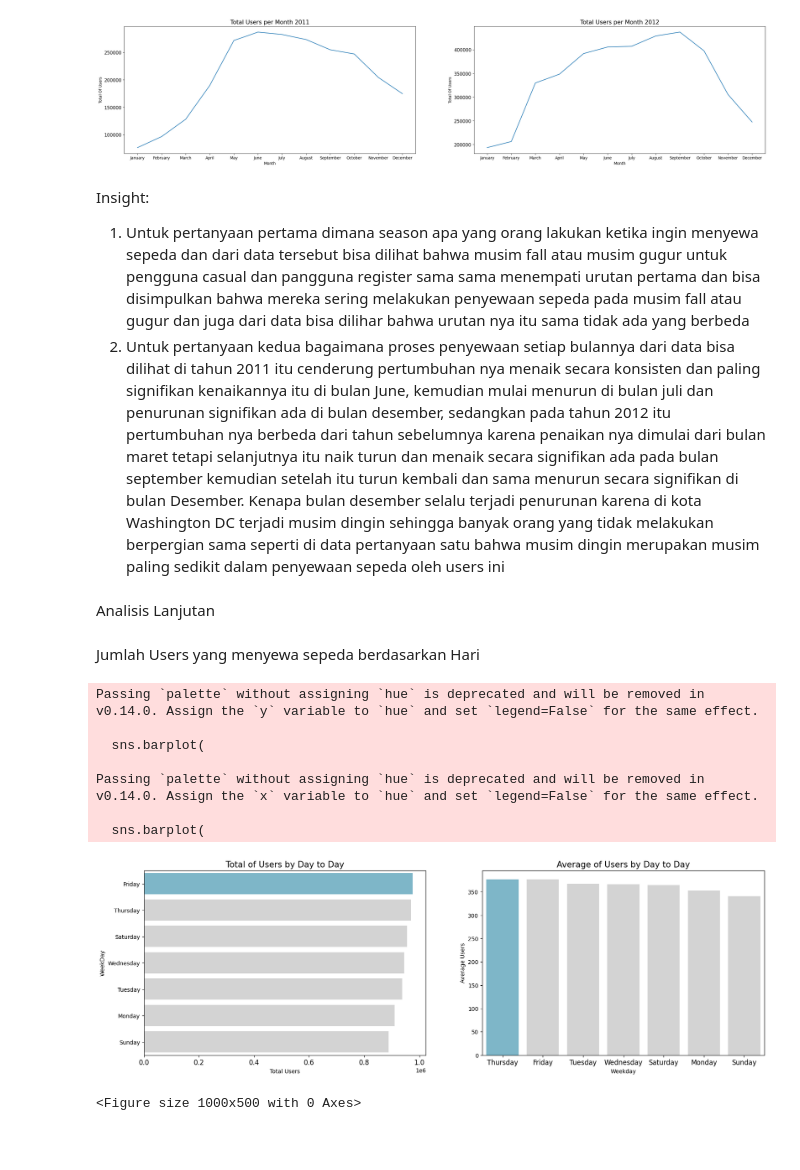
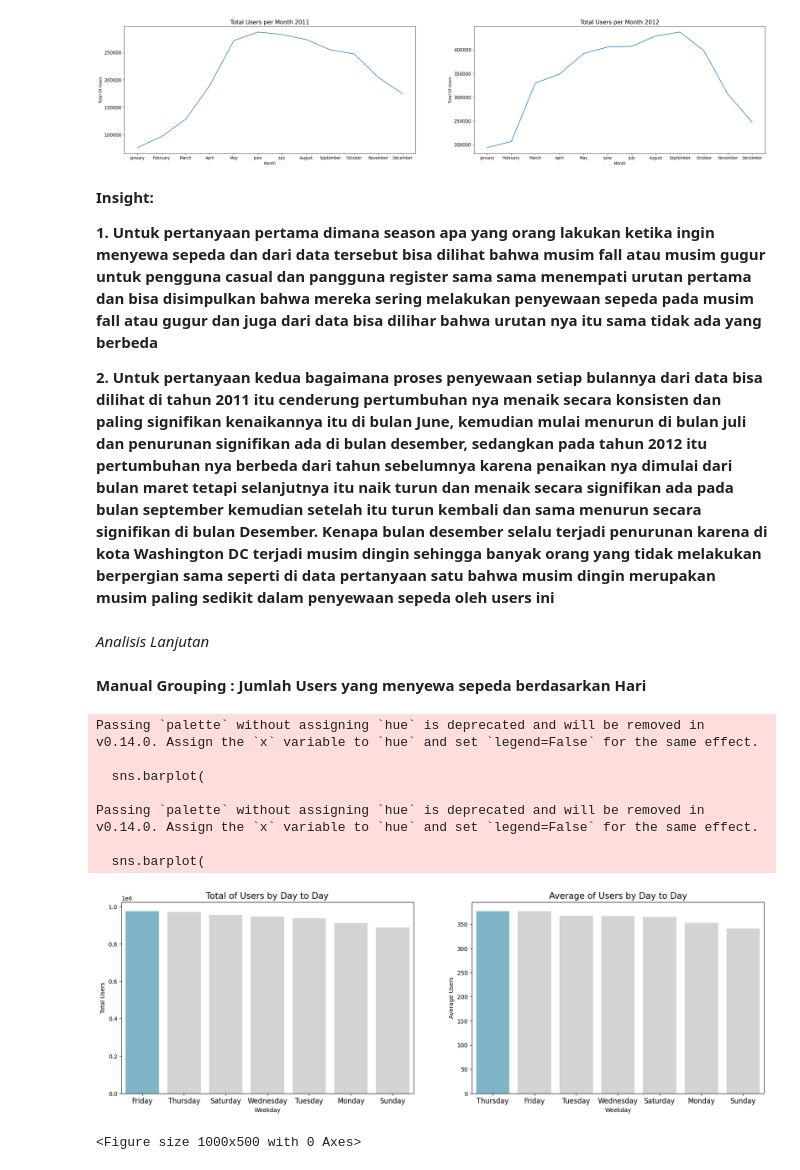
Before and after one commit to suryaekop/dashboard_app, a Jupyter notebook: notebook.ipynb, the cells around one changed output. Cells and saved outputs as stored; diff of their text form; code cells hidden in the pictures; blank space fills up the shorter version.

```diff
--- a/notebook.ipynb
+++ b/notebook.ipynb
@@ -504,50 +522,52 @@ ax[1].tick_params(axis='y', labelsize=12)
 # %% [output]
 [figure]
 # %% [markdown]
-Insight:
-1. Untuk pertanyaan pertama dimana season apa yang orang lakukan ketika ingin menyewa sepeda dan dari data tersebut bisa dilihat bahwa musim fall atau musim gugur untuk pengguna casual dan pangguna register sama sama menempati urutan pertama dan bisa disimpulkan bahwa mereka sering melakukan penyewaan sepeda pada musim fall atau gugur dan juga dari data bisa dilihar bahwa urutan nya itu sama tidak ada yang berbeda
-2. Untuk pertanyaan kedua bagaimana proses penyewaan setiap bulannya dari data bisa dilihat di tahun 2011 itu cenderung pertumbuhan nya menaik secara konsisten dan paling signifikan kenaikannya itu di bulan June, kemudian mulai menurun di bulan juli dan penurunan signifikan ada di bulan desember, sedangkan pada tahun 2012 itu pertumbuhan nya berbeda dari tahun sebelumnya karena penaikan nya dimulai dari bulan maret tetapi selanjutnya itu naik turun dan menaik secara signifikan ada pada bulan september kemudian setelah itu turun kembali dan sama menurun secara signifikan di bulan Desember. Kenapa bulan desember selalu terjadi penurunan karena di kota Washington DC terjadi musim dingin sehingga banyak orang yang tidak melakukan berpergian sama seperti di data pertanyaan satu bahwa musim dingin merupakan musim paling sedikit dalam penyewaan sepeda oleh users ini
+**Insight:**
+
+**1. Untuk pertanyaan pertama dimana season apa yang orang lakukan ketika ingin menyewa sepeda dan dari data tersebut bisa dilihat bahwa musim fall atau musim gugur untuk pengguna casual dan pangguna register sama sama menempati urutan pertama dan bisa disimpulkan bahwa mereka sering melakukan penyewaan sepeda pada musim fall atau gugur dan juga dari data bisa dilihar bahwa urutan nya itu sama tidak ada yang berbeda**
+
+**2. Untuk pertanyaan kedua bagaimana proses penyewaan setiap bulannya dari data bisa dilihat di tahun 2011 itu cenderung pertumbuhan nya menaik secara konsisten dan paling signifikan kenaikannya itu di bulan June, kemudian mulai menurun di bulan juli dan penurunan signifikan ada di bulan desember, sedangkan pada tahun 2012 itu pertumbuhan nya berbeda dari tahun sebelumnya karena penaikan nya dimulai dari bulan maret tetapi selanjutnya itu naik turun dan menaik secara signifikan ada pada bulan september kemudian setelah itu turun kembali dan sama menurun secara signifikan di bulan Desember. Kenapa bulan desember selalu terjadi penurunan karena di kota Washington DC terjadi musim dingin sehingga banyak orang yang tidak melakukan berpergian sama seperti di data pertanyaan satu bahwa musim dingin merupakan musim paling sedikit dalam penyewaan sepeda oleh users ini**
-# %% [markdown]
-Analisis Lanjutan
+# %% [markdown]
+*Analisis Lanjutan*
 # %% [markdown]
-Jumlah Users yang menyewa sepeda berdasarkan Hari
+**Manual Grouping : Jumlah Users yang menyewa sepeda berdasarkan Hari**
 # %%
 fig, ax = plt.subplots(nrows=1,ncols=2,figsize=(20,6))
 colors_ = ["#72BCD4", "#D3D3D3", "#D3D3D3", "#D3D3D3", "#D3D3D3", "#D3D3D3", "#D3D3D3", "#D3D3D3"]
 
 plt.figure(figsize=(10, 5))
 sns.barplot(
-    x='cnt',
-    y='weekday',
+    x='weekday',
+    y='cnt',
     data=day_daily_sharing_df,
     palette=colors_,
     ax=ax[0]
 )
 
 ax[0].set_title("Total of Users by Day to Day", loc="center", fontsize=15)
-ax[0].set_ylabel("WeekDay")
-ax[0].set_xlabel("Total Users")
+ax[0].set_ylabel("Total Users")
+ax[0].set_xlabel("Weekday")
 ax[0].tick_params(axis='x', labelsize=12)
 sns.barplot(
     x='weekday',
     y='cnt',
     data=avg_day_daily_sharing_df,
     palette=colors_,
     ax=ax[1]
 )
 
 ax[1].set_title("Average of Users by Day to Day", loc="center", fontsize=15)
 ax[1].set_ylabel("Average Users")
 ax[1].set_xlabel("Weekday")
 ax[1].tick_params(axis='x', labelsize=12)
 # %% [output]
-Passing `palette` without assigning `hue` is deprecated and will be removed in v0.14.0. Assign the `y` variable to `hue` and set `legend=False` for the same effect.
+Passing `palette` without assigning `hue` is deprecated and will be removed in v0.14.0. Assign the `x` variable to `hue` and set `legend=False` for the same effect.
 
   sns.barplot(
 
 Passing `palette` without assigning `hue` is deprecated and will be removed in v0.14.0. Assign the `x` variable to `hue` and set `legend=False` for the same effect.
 
   sns.barplot(
-[figure, old version]
+[figure, new version]
 <Figure size 1000x500 with 0 Axes>
 # %% [markdown]
```
Also changed, not shown: parts of 56 cells of this notebook, 2 other files.
